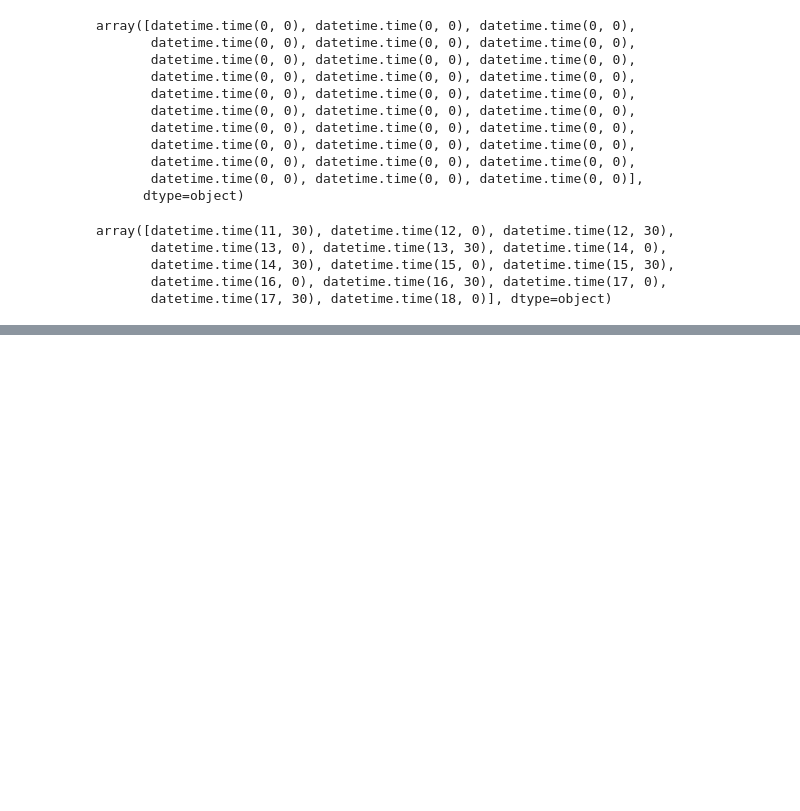
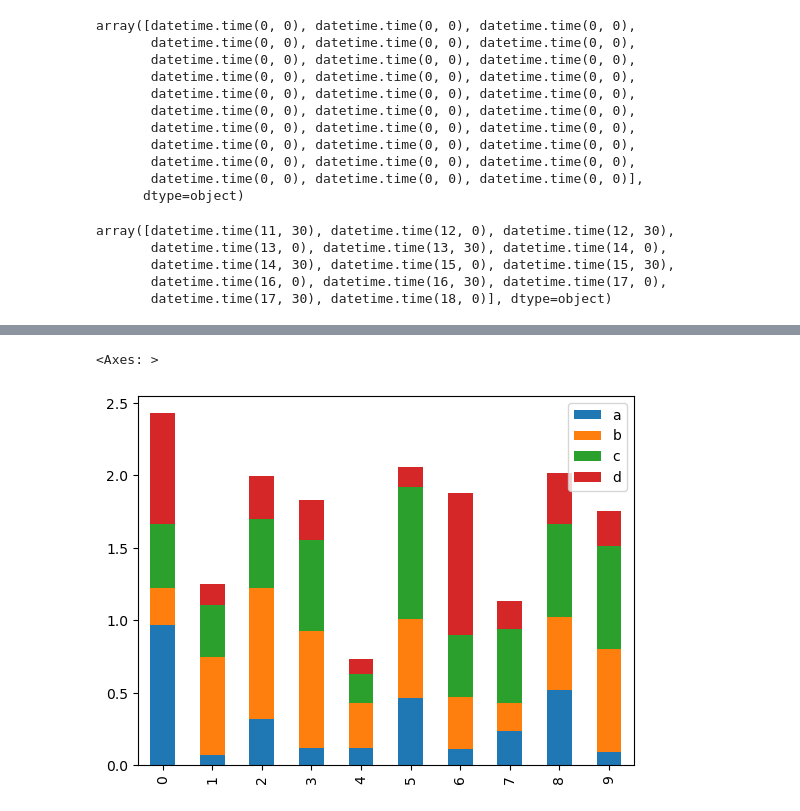
Before and after one commit to SyedSamiUllah1/Python_Practice, a Jupyter notebook: Book.ipynb, the cells around one changed output, grey strips where cells are left out. Saved outputs shown, nothing was run; the diff lists cells and outputs as text; code cells hidden in the pictures; blank space fills up the shorter version.

```diff
--- a/Book.ipynb
+++ b/Book.ipynb
@@ -1673,0 +1792,5 @@ array([datetime.time(11, 30), datetime.time(12, 0), datetime.time(12, 30),
+# %%
+df.plot.bar(stacked=True)
+# %% [output]
+<Axes: >
+[figure, added]
```
Also changed, not shown: parts of 46 cells of this notebook.
